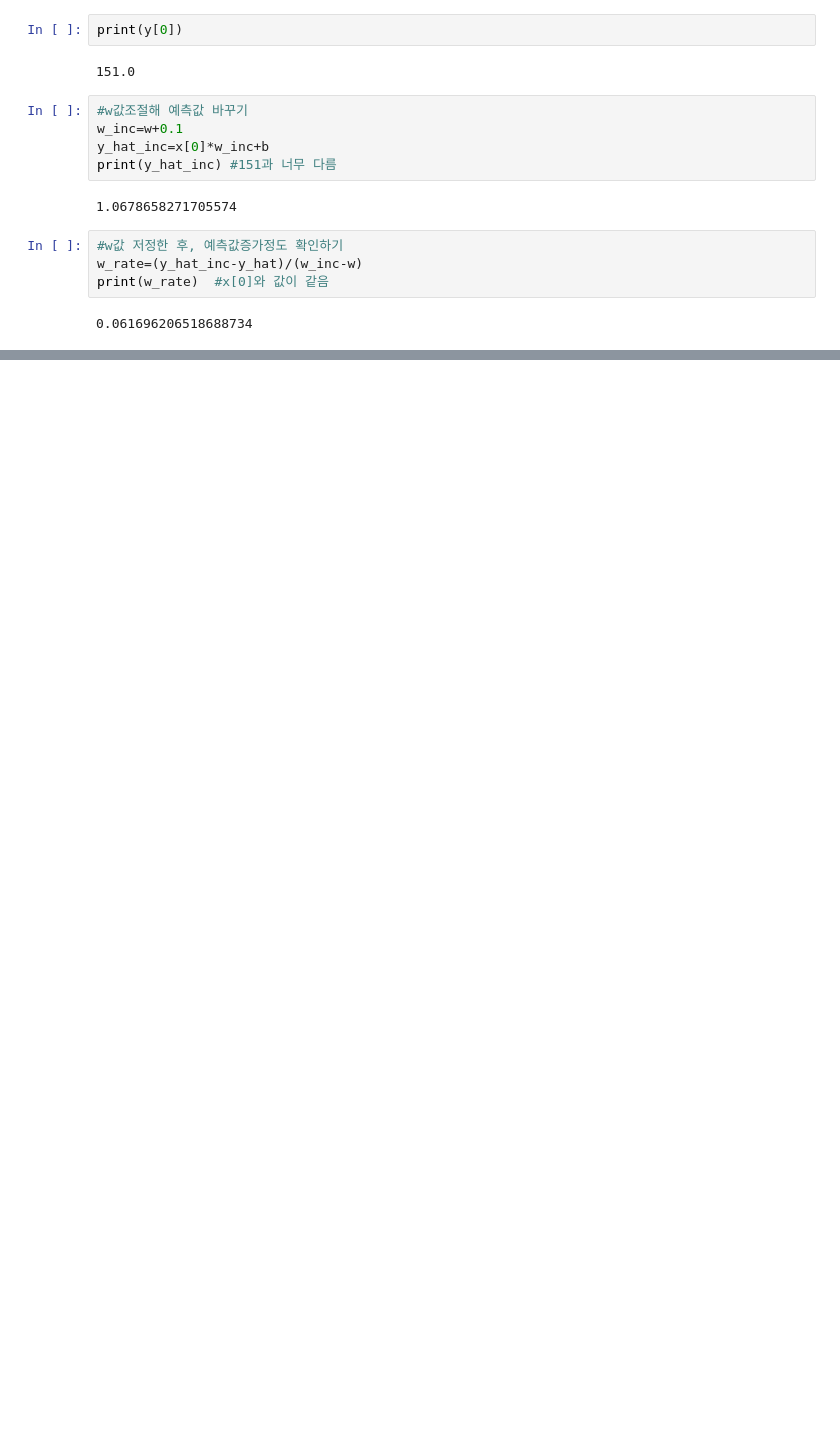
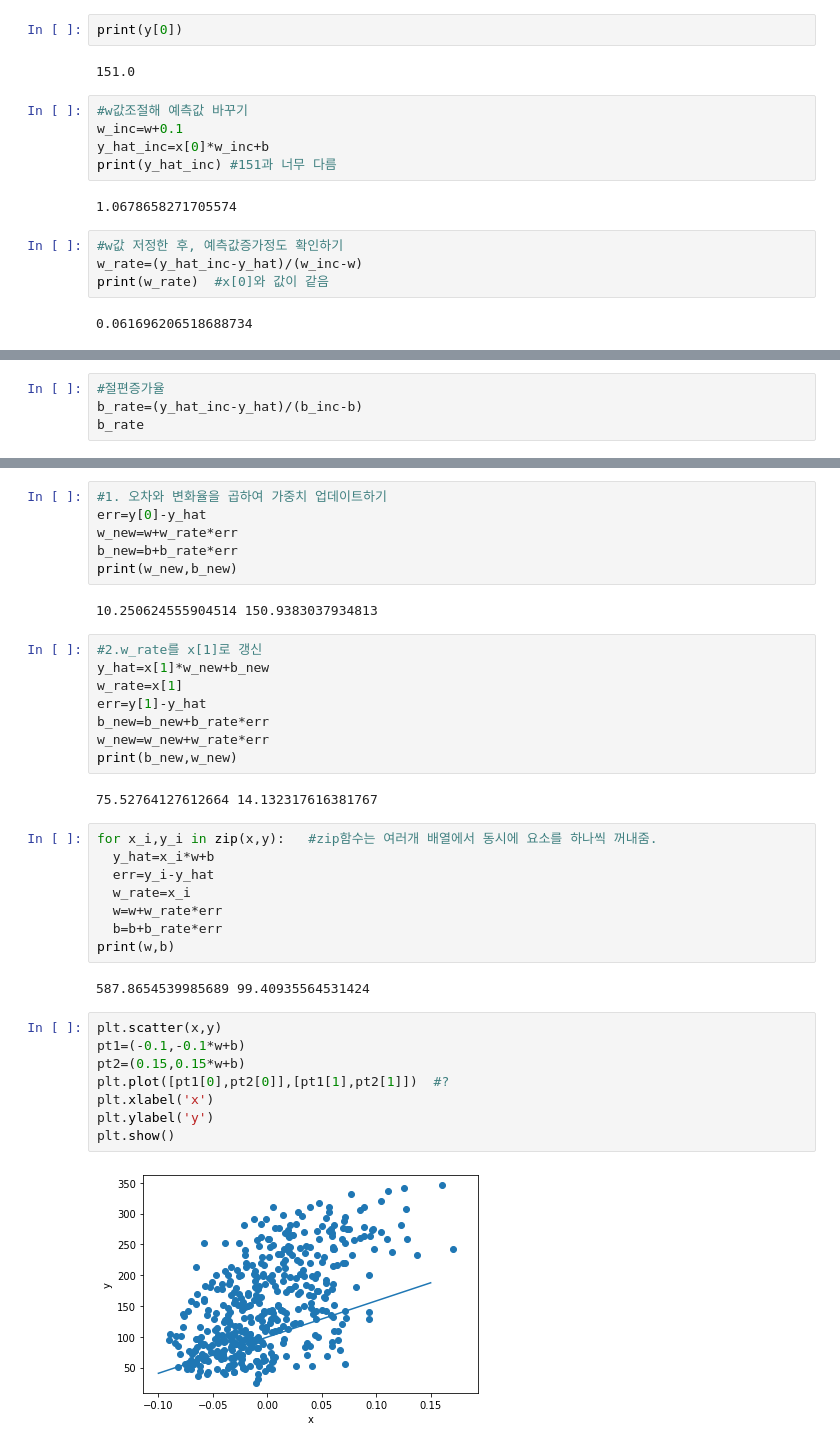
Before and after one commit to Jimin980921/DeepLearning, a Jupyter notebook: Do_it_3.ipynb, the cells around one changed output, grey strips where cells are left out. Saved outputs shown, nothing was run; the diff lists cells and outputs as text; blank space fills up the shorter version.

```diff
--- a/Do_it_3.ipynb
+++ b/Do_it_3.ipynb
@@ -67,0 +82,4 @@ print(w_rate)  #x[0]와 값이 같음
+# %%
+#절편증가율
+b_rate=(y_hat_inc-y_hat)/(b_inc-b)
+b_rate
@@ -67,0 +99,38 @@ print(w_rate)  #x[0]와 값이 같음
+# %%
+#1. 오차와 변화율을 곱하여 가중치 업데이트하기
+err=y[0]-y_hat
+w_new=w+w_rate*err
+b_new=b+b_rate*err
+print(w_new,b_new)
+# %% [output]
+10.250624555904514 150.9383037934813
+# %%
+#2.w_rate를 x[1]로 갱신
+y_hat=x[1]*w_new+b_new
+w_rate=x[1]
+err=y[1]-y_hat
+b_new=b_new+b_rate*err
+w_new=w_new+w_rate*err
+print(b_new,w_new)
+# %% [output]
+75.52764127612664 14.132317616381767
+# %%
+for x_i,y_i in zip(x,y):   #zip함수는 여러개 배열에서 동시에 요소를 하나씩 꺼내줌.
+  y_hat=x_i*w+b
+  err=y_i-y_hat
+  w_rate=x_i
+  w=w+w_rate*err
+  b=b+b_rate*err
+print(w,b)
+# %% [output]
+587.8654539985689 99.40935564531424
+# %%
+plt.scatter(x,y)
+pt1=(-0.1,-0.1*w+b)
+pt2=(0.15,0.15*w+b)
+plt.plot([pt1[0],pt2[0]],[pt1[1],pt2[1]])  #?
+plt.xlabel('x')
+plt.ylabel('y')
+plt.show()
+# %% [output]
+[figure, added]
```
Also changed, not shown: parts of 12 cells of this notebook.
